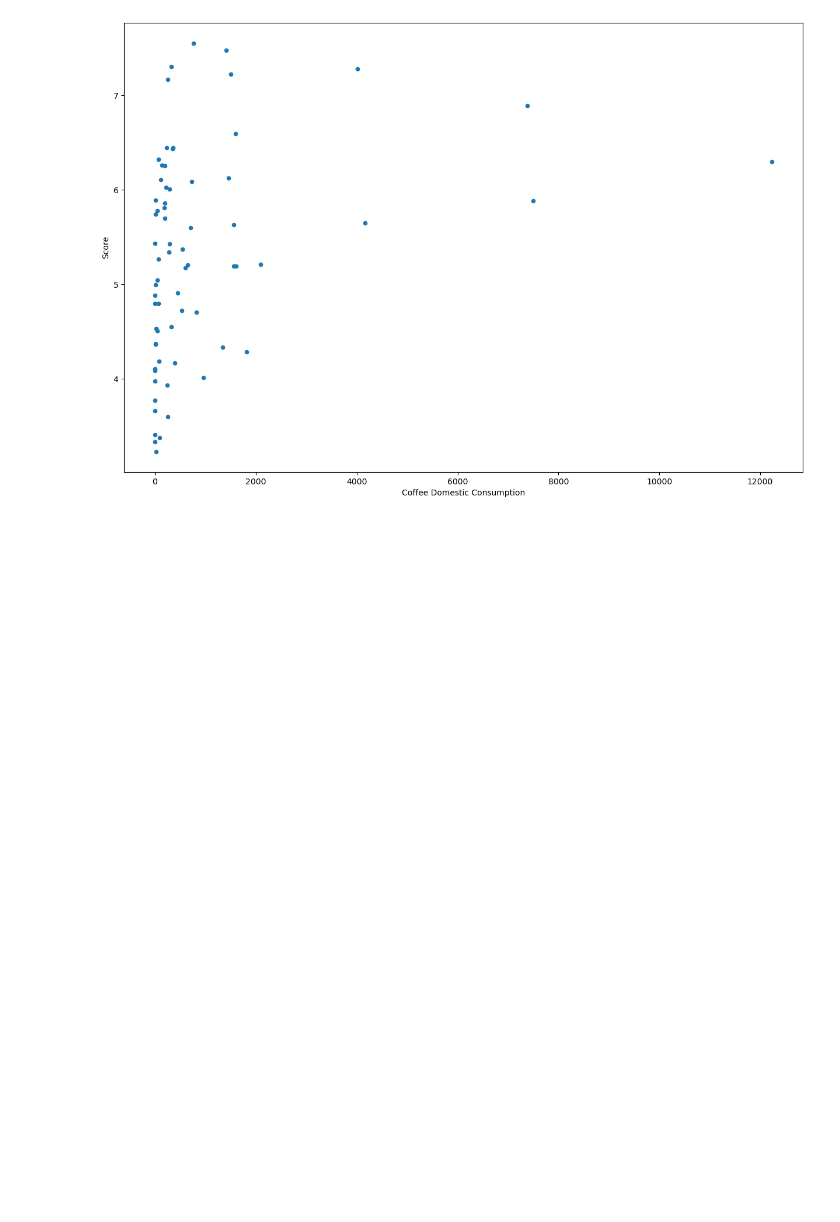
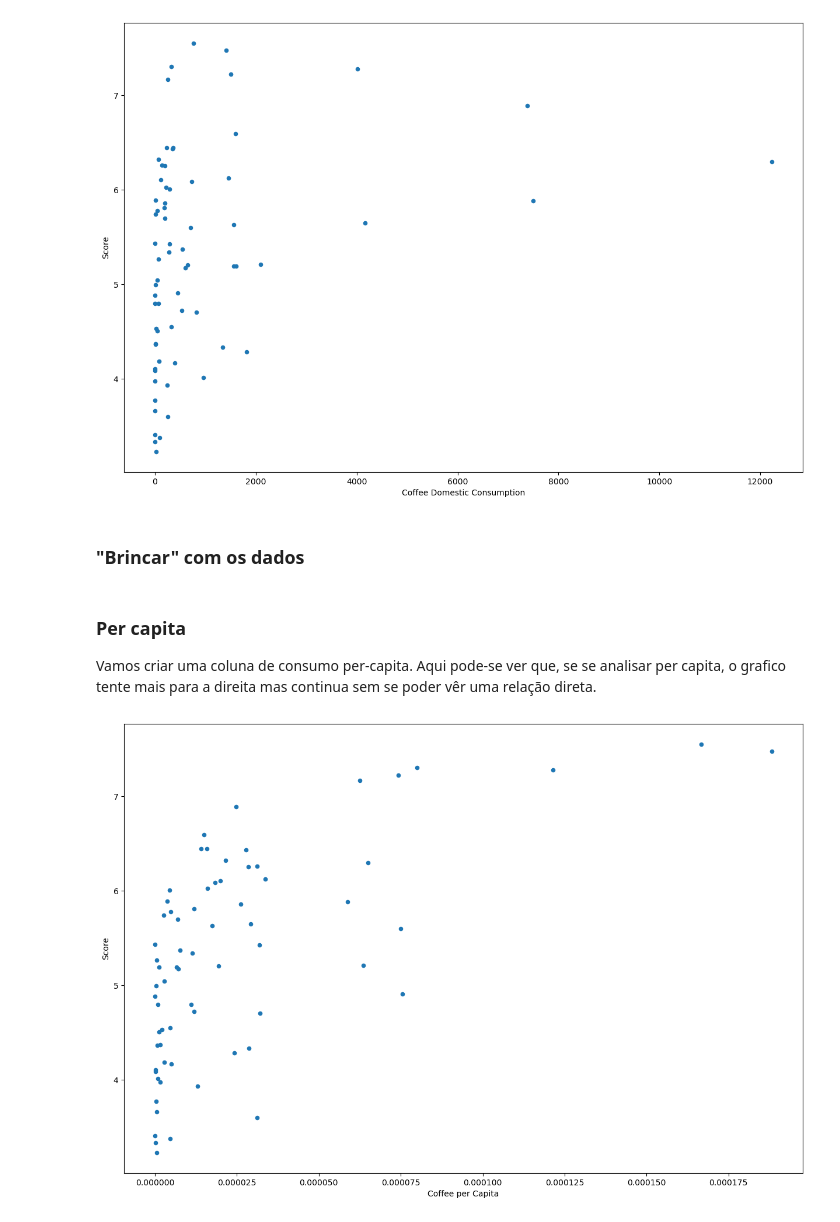
Before and after one commit to nunovivas/TrabalhoFinal, a Jupyter notebook: 04Final.ipynb, the cells around one changed output. Saved outputs shown, nothing was run; the diff lists cells and outputs as text; code cells hidden in the pictures; blank space fills up the shorter version.

```diff
--- a/04Final.ipynb
+++ b/04Final.ipynb
@@ -91,3 +112,17 @@ dfMergedHappiness.plot(x='Coffee Domestic Consumption', y='Score', kind='scatter
 plt.show()
 # %% [output]
 [figure]
+# %% [markdown]
+### "Brincar" com os dados
+# %% [markdown]
+### Per capita
+Vamos criar uma coluna de consumo per-capita.
+Aqui pode-se ver que, se se analisar per capita, o grafico tente mais para a direita mas continua sem se poder vêr uma relação direta.
+# %%
+#Create a new column named coffee per capita based on the coffee consumption and the population
+dfMergedHappiness['Coffee per Capita'] = dfMergedHappiness['Coffee Domestic Consumption'] / dfMergedHappiness['Population']
+#Plot the happiness score against the coffee per capita
+dfMergedHappiness.plot(x='Coffee per Capita', y='Score', kind='scatter', figsize=(15, 10))
+plt.show()
+# %% [output]
+[figure, added]
```
Also changed, not shown: parts of 10 cells of this notebook, 1 other file.
